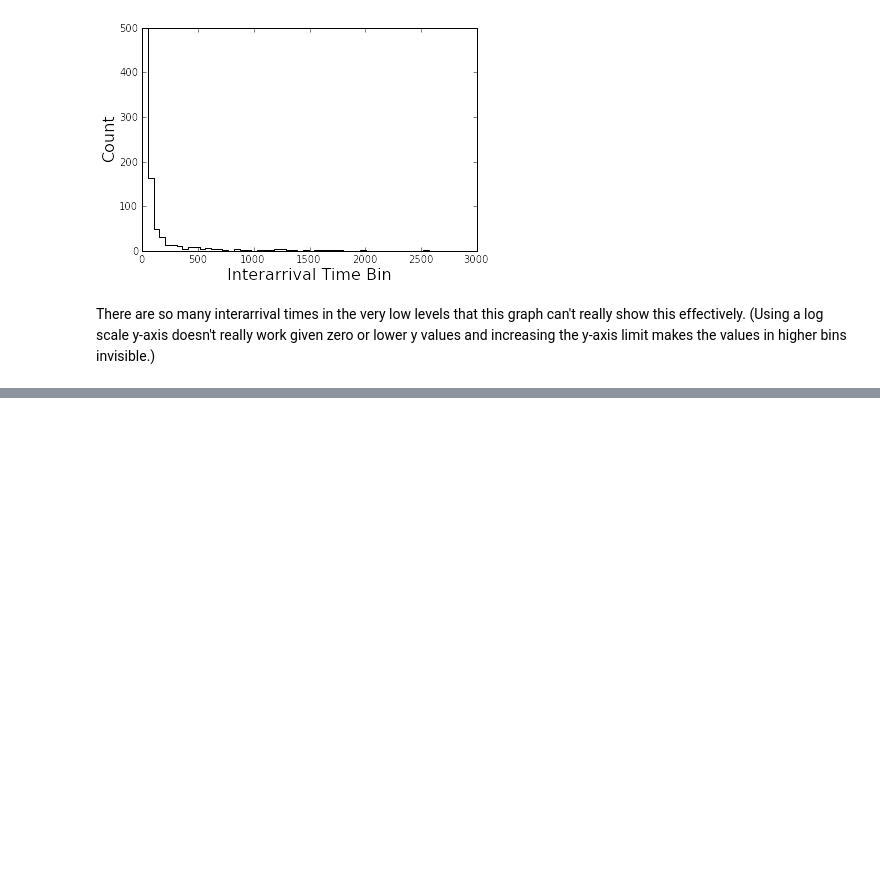
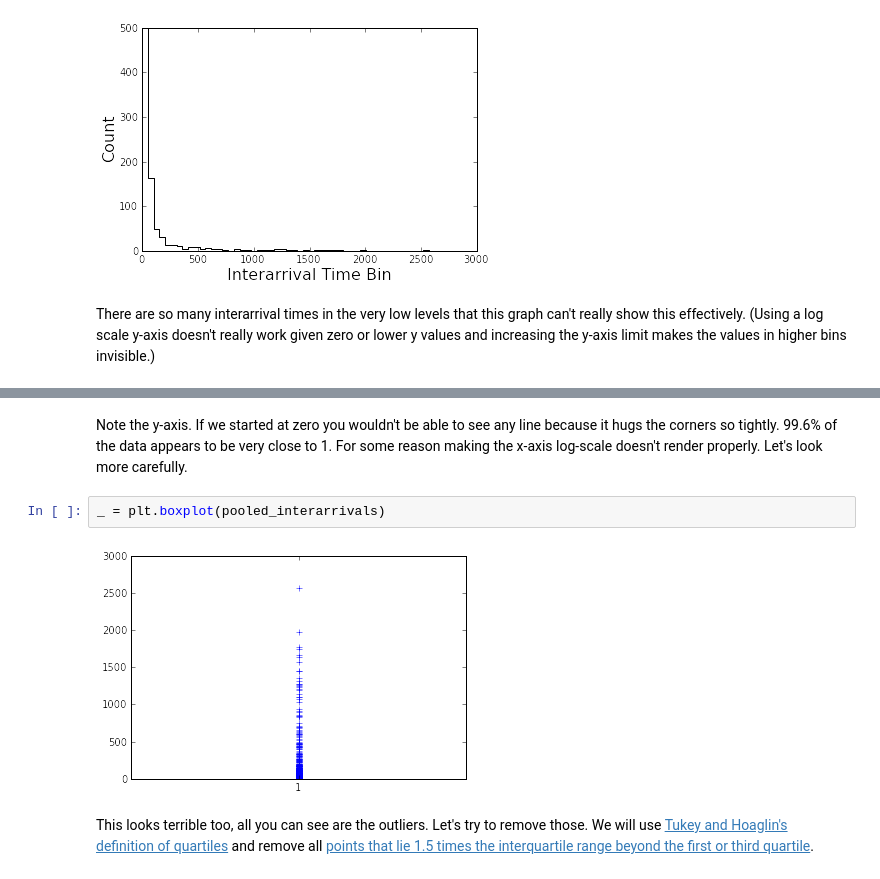
Before and after one commit to salspaugh/empirical-analysis, a Jupyter notebook: assignment1/assignment1.ipynb, the cells around one changed output, grey strips where cells are left out. Cells and saved outputs as stored; diff of their text form; blank space fills up the shorter version.

```diff
--- a/assignment1/assignment1.ipynb
+++ b/assignment1/assignment1.ipynb
@@ -349,0 +363,8 @@ Follows an exponential distribution: False
+# %% [markdown]
+Note the y-axis. If we started at zero you wouldn't be able to see any line because it hugs the corners so tightly. 99.6% of the data appears to be very close to 1. For some reason making the x-axis log-scale doesn't render properly. Let's look more carefully.
+# %%
+_ = plt.boxplot(pooled_interarrivals)
+# %% [output]
+[figure, added]
+# %% [markdown]
+This looks terrible too, all you can see are the outliers. Let's try to remove those. We will use [Tukey and Hoaglin's definition of quartiles](http://mathworld.wolfram.com/Quartile.html) and remove all [points that lie 1.5 times the interquartile range beyond the first or third quartile](http://mathworld.wolfram.com/Outlier.html).
```
Also changed, not shown: parts of 22 cells of this notebook.
